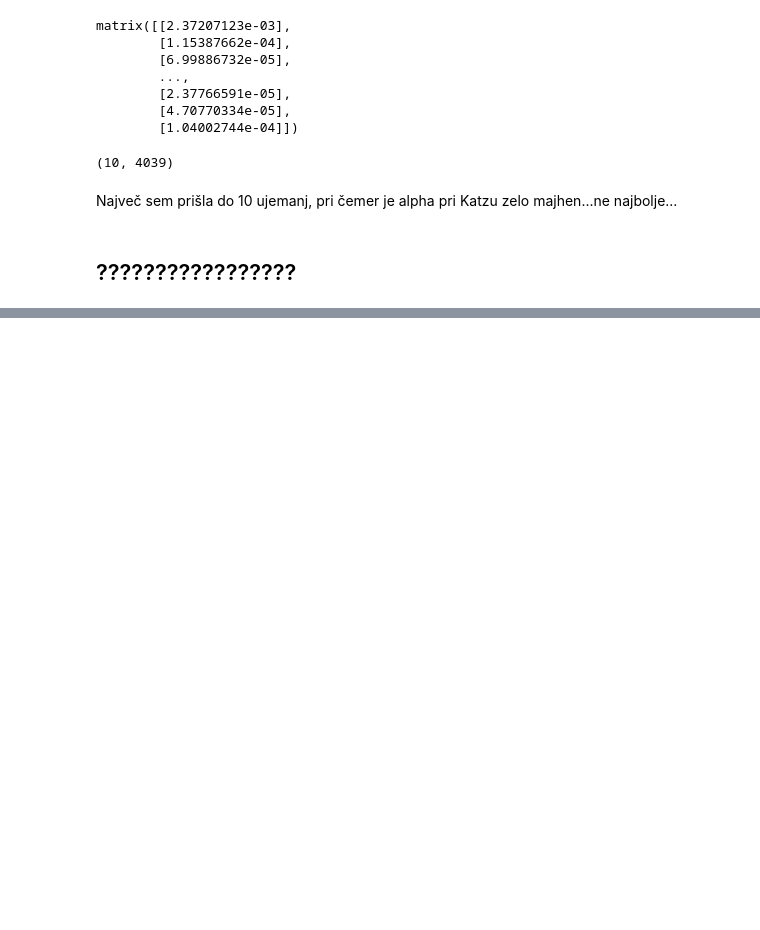
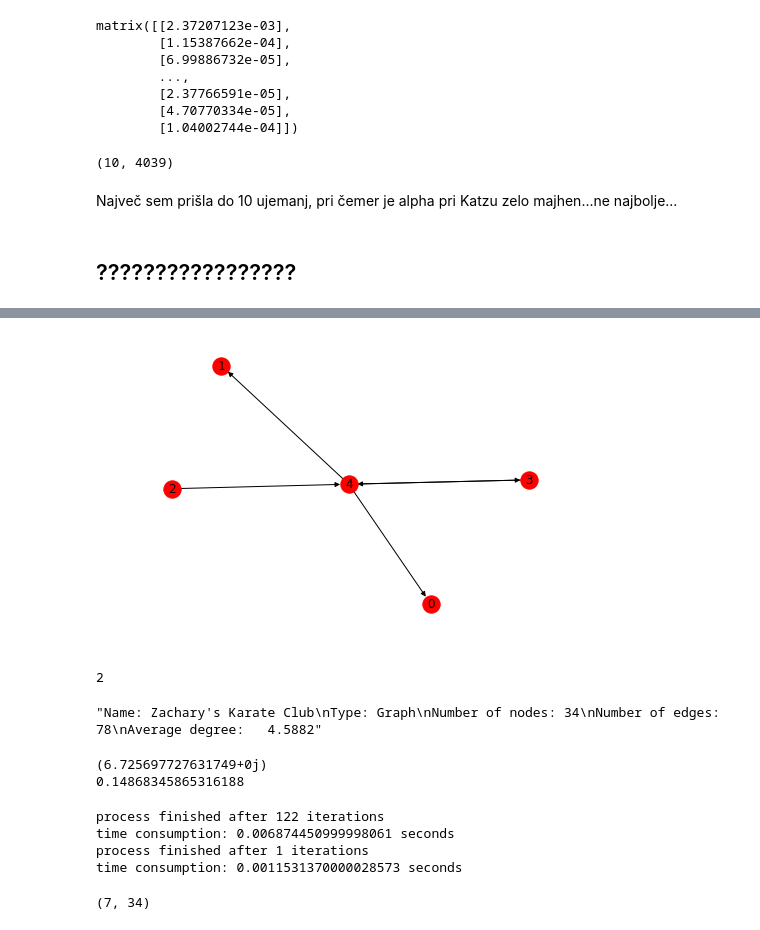
Before and after one commit to anamariostarijas/Katz-centrality-and-Google-s-PageRank, a Jupyter notebook: Primerjava algoritmov s Facebook grafom.ipynb, the cells around one changed output, grey strips where cells are left out. Saved outputs shown, nothing was run; the diff lists cells and outputs as text; code cells hidden in the pictures; blank space fills up the shorter version.

```diff
--- a/Primerjava algoritmov s Facebook grafom.ipynb
+++ b/Primerjava algoritmov s Facebook grafom.ipynb
@@ -333,0 +357,3 @@ Največ sem prišla do 10 ujemanj, pri čemer je alpha pri Katzu zelo majhen...n
+# %%
+T_katz= katz(T, 100000, 0.000000001, 0.8, 1)
+T_katz
@@ -333,0 +398,12 @@ Največ sem prišla do 10 ujemanj, pri čemer je alpha pri Katzu zelo majhen...n
+# %%
+keys = list(range(1, rank_pagerank.shape[0]+2))
+values = list(chain.from_iterable(rank_katz.tolist()))
+t = {k: v for k, v in zip(keys, values)}
+#t
+nx.set_node_attributes(T, t, 'katzpagerank')
+nx.draw(T, with_labels=True, labels = t, with_attributes=True)
+plt.show()
+T.node[1]['katzpagerank']
+# %% [output]
+[figure, added]
+2
@@ -333,0 +416,19 @@ Največ sem prišla do 10 ujemanj, pri čemer je alpha pri Katzu zelo majhen...n
+# %%
+nx.info(O)
+# %% [output]
+"Name: Zachary's Karate Club\nType: Graph\nNumber of nodes: 34\nNumber of edges: 78\nAverage degree:   4.5882"
+# %%
+#max lastna vrednost
+print(np.amax(np.linalg.eigvals(R.todense())))
+print(1/6.725697727631749)
+# %% [output]
+(6.725697727631749+0j)
+0.14868345865316188
+# %%
+O_pagerank = pagerank2(R, 100000,0.000000001, 0.99)
+O_katz= katz(O, 100000, 0.000000001, 0.00000000000000014, 1)
+# %% [output]
+process finished after 122 iterations
+time consumption: 0.006874450999998061 seconds
+process finished after 1 iterations
+time consumption: 0.0011531370000028573 seconds
@@ -333,0 +438,4 @@ Največ sem prišla do 10 ujemanj, pri čemer je alpha pri Katzu zelo majhen...n
+# %%
+np.sum(rank_katz2 == rank_pagerank2), 34
+# %% [output]
+(7, 34)
```
Also changed, not shown: parts of 16 cells of this notebook, 7 other files.
